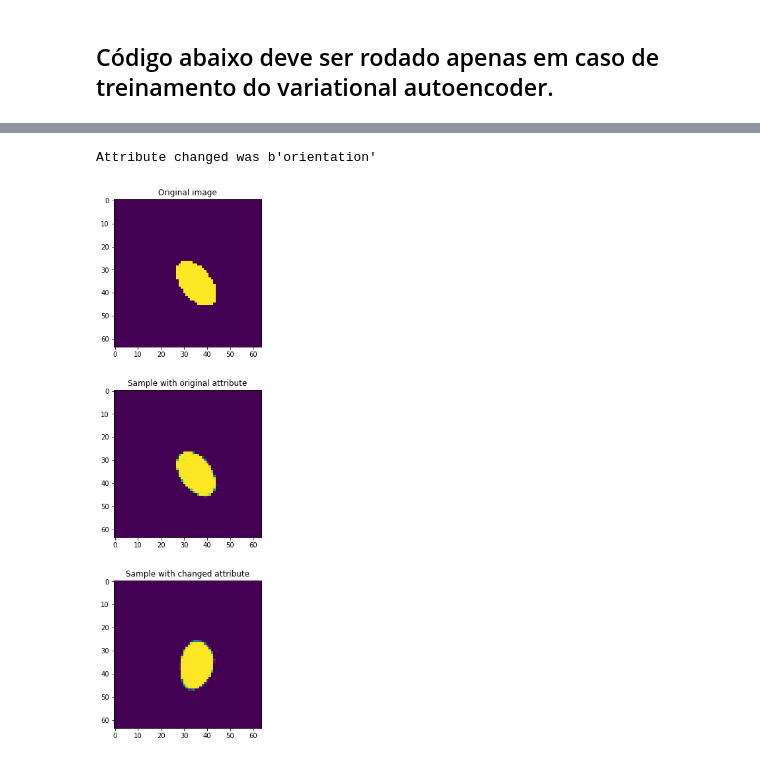
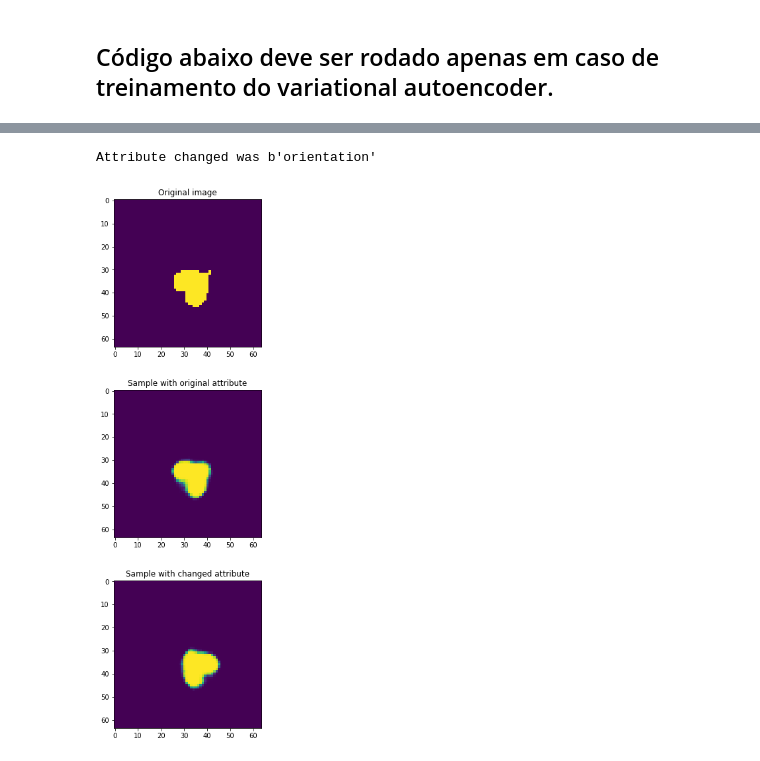
Before and after one commit to GiovaniValdrighi/inferencia_causal, a Jupyter notebook: vae.ipynb, the cells around one changed output, grey strips where cells are left out. Cells and saved outputs as stored; diff of their text form; code cells hidden in the pictures.

```diff
--- a/vae.ipynb
+++ b/vae.ipynb
@@ -365,8 +365,8 @@ Attribute changed was b'shape'
 # %%
-change_attribute(imgs[ind_from_att(1, 2, 5, 15, 20, 20)], latents_classes[ind_from_att(1, 2, 5, 15, 20, 20)], attribute = 3)
+change_attribute(imgs[ind_from_att(1, 3, 5, 15, 20, 20)], latents_classes[ind_from_att(1, 3, 5, 15, 20, 20)], attribute = 3)
 # %% [output]
 Attribute changed was b'orientation'
-[figure, old version]
+[figure, new version]
 # %% [markdown]
 ## Model
 The model is the generative process of the images. I invented a causal story that relates the variables: shape, scale, orientation, pos X, pos Y, image.
```
Also changed, not shown: parts of 11 cells of this notebook.
